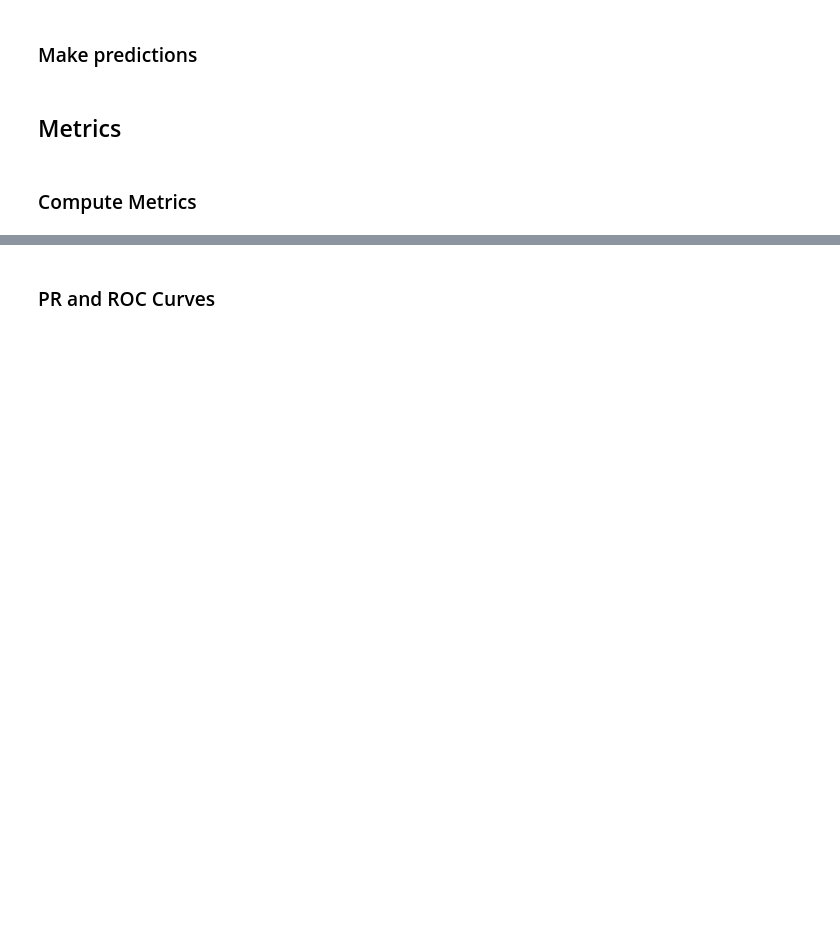
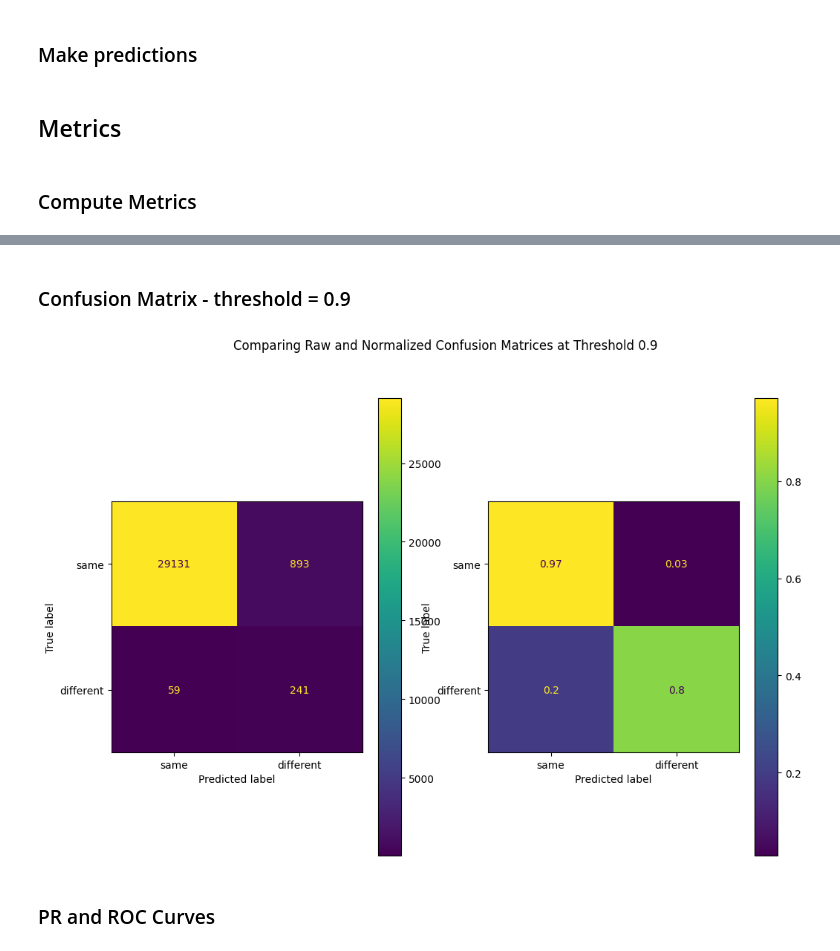
Before and after one commit to trabbani/user-keystroke-classification, a Jupyter notebook: notebooks/demo/demo_minority_metrics.ipynb, the cells around one changed output, grey strips where cells are left out. Saved outputs shown, nothing was run; the diff lists cells and outputs as text; code cells hidden in the pictures; blank space fills up the shorter version.

```diff
--- a/notebooks/demo/demo_minority_metrics.ipynb
+++ b/notebooks/demo/demo_minority_metrics.ipynb
@@ -73,3 +94,9 @@ plt.show()
+# %% [markdown]
+### Confusion Matrix - threshold = 0.9
+# %%
+plot_confusion_matrices(0.9, y, y_pred_proba)
+# %% [output]
+[figure, added]
 # %% [markdown]
 ### PR and ROC Curves
 # %%
```
Also changed, not shown: parts of 13 cells of this notebook, 4 other files.
